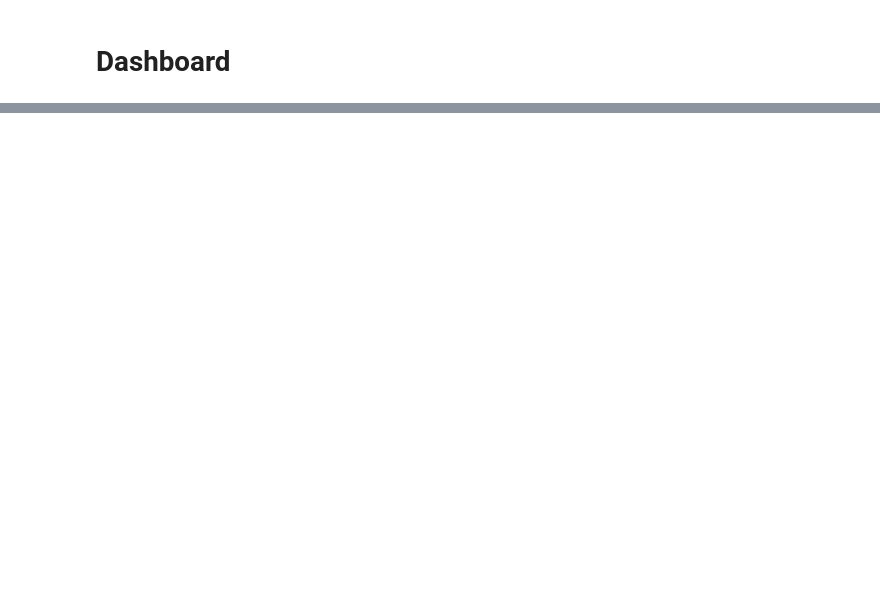
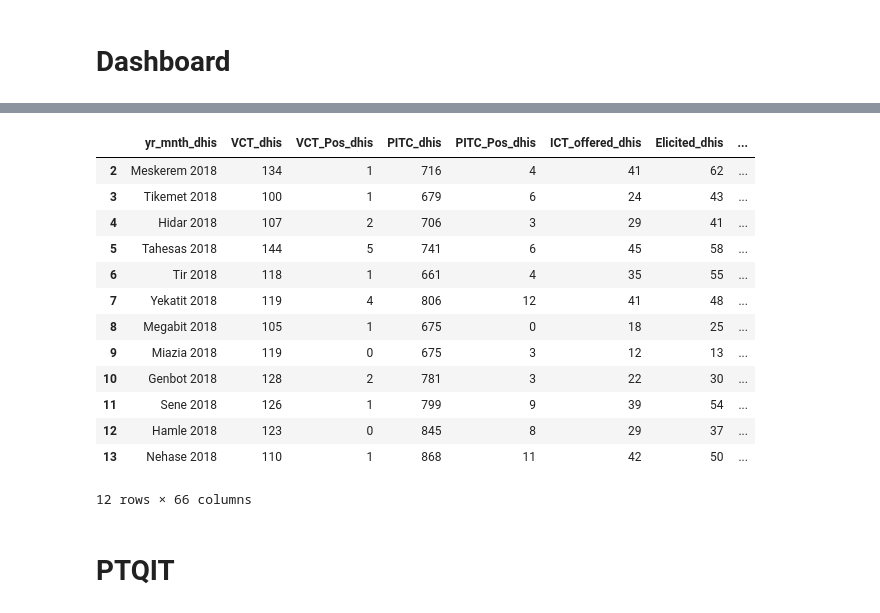
Before and after one commit to solomon7-data/Athlete, a Jupyter notebook: Practice.ipynb, the cells around one changed output, grey strips where cells are left out. Saved outputs shown, nothing was run; the diff lists cells and outputs as text; code cells hidden in the pictures; blank space fills up the shorter version.

```diff
--- a/Practice.ipynb
+++ b/Practice.ipynb
@@ -550,0 +603,19 @@ WARNING:matplotlib.font_manager:findfont: Font family 'Times New Roman' not foun
+# %%
+df.head(12)
+# %% [output]
+|  | yr_mnth_dhis | VCT_dhis | VCT_Pos_dhis | PITC_dhis | PITC_Pos_dhis | ICT_offered_dhis | Elicited_dhis | ... |
+| 2 | Meskerem 2018 | 134 | 1 | 716 | 4 | 41 | 62 | ... |
+| 3 | Tikemet 2018 | 100 | 1 | 679 | 6 | 24 | 43 | ... |
+| 4 | Hidar 2018 | 107 | 2 | 706 | 3 | 29 | 41 | ... |
+| 5 | Tahesas 2018 | 144 | 5 | 741 | 6 | 45 | 58 | ... |
+| 6 | Tir 2018 | 118 | 1 | 661 | 4 | 35 | 55 | ... |
+| 7 | Yekatit 2018 | 119 | 4 | 806 | 12 | 41 | 48 | ... |
+| 8 | Megabit 2018 | 105 | 1 | 675 | 0 | 18 | 25 | ... |
+| 9 | Miazia 2018 | 119 | 0 | 675 | 3 | 12 | 13 | ... |
+| 10 | Genbot 2018 | 128 | 2 | 781 | 3 | 22 | 30 | ... |
+| 11 | Sene 2018 | 126 | 1 | 799 | 9 | 39 | 54 | ... |
+| 12 | Hamle 2018 | 123 | 0 | 845 | 8 | 29 | 37 | ... |
+| 13 | Nehase 2018 | 110 | 1 | 868 | 11 | 42 | 50 | ... |
+12 rows × 66 columns
+# %% [markdown]
+# PTQIT
```
Also changed, not shown: parts of 23 cells of this notebook.
